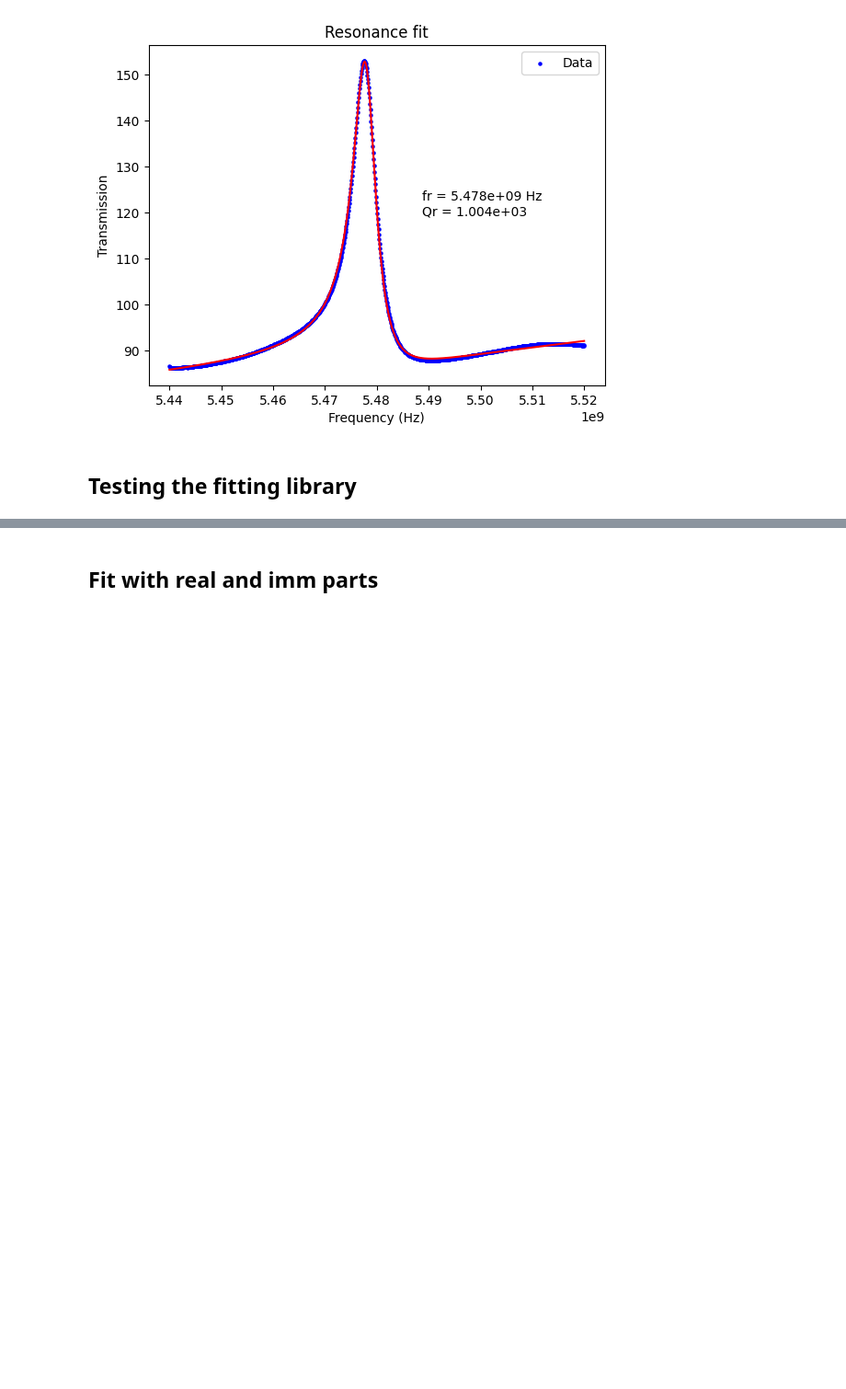
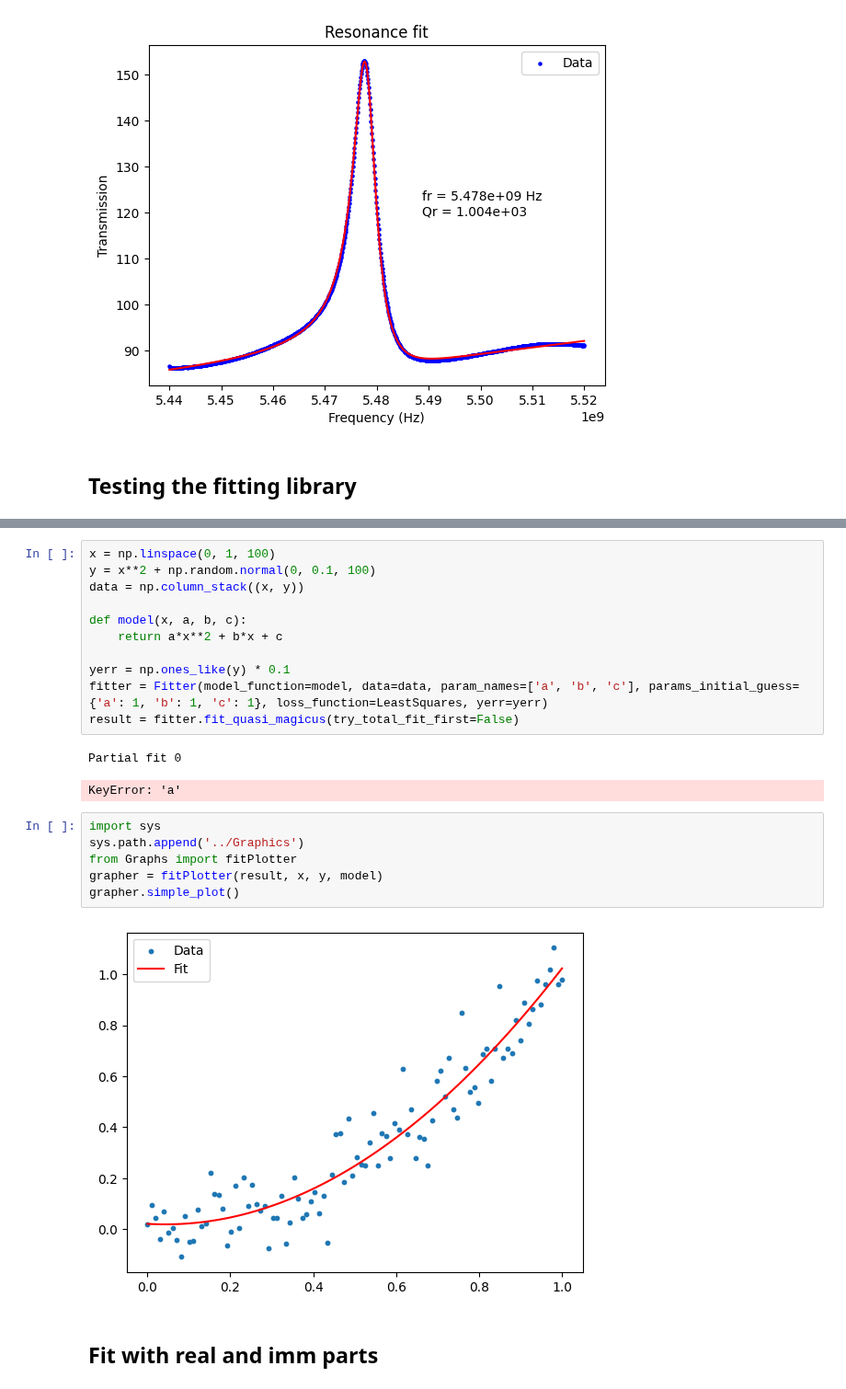
Before and after one commit to biqute/QTLab2425, a Jupyter notebook: IRdetection/Analysis/fitting_tests_scipy.ipynb, the cells around one changed output, grey strips where cells are left out. Shown at 92% size. Drawn from its saved outputs; the diff is of its cells as text; blank space fills up the shorter version.

```diff
--- a/IRdetection/Analysis/fitting_tests_scipy.ipynb
+++ b/IRdetection/Analysis/fitting_tests_scipy.ipynb
@@ -166,3 +221,25 @@ minuit_res
+# %%
+x = np.linspace(0, 1, 100)
+y = x**2 + np.random.normal(0, 0.1, 100)
+data = np.column_stack((x, y))
+
+def model(x, a, b, c):
+    return a*x**2 + b*x + c
+
+yerr = np.ones_like(y) * 0.1
+fitter = Fitter(model_function=model, data=data, param_names=['a', 'b', 'c'], params_initial_guess={'a': 1, 'b': 1, 'c': 1}, loss_function=LeastSquares, yerr=yerr)
+result = fitter.fit_quasi_magicus(try_total_fit_first=False)
+# %% [output]
+Partial fit 0
+KeyError: 'a'
+# %%
+import sys
+sys.path.append('../Graphics')
+from Graphs import fitPlotter
+grapher = fitPlotter(result, x, y, model)
+grapher.simple_plot()
+# %% [output]
+[figure, added]
 # %% [markdown]
 ## Fit with real and imm parts
 # %%
```
Also changed, not shown: parts of 8 cells of this notebook, 7 other files.
